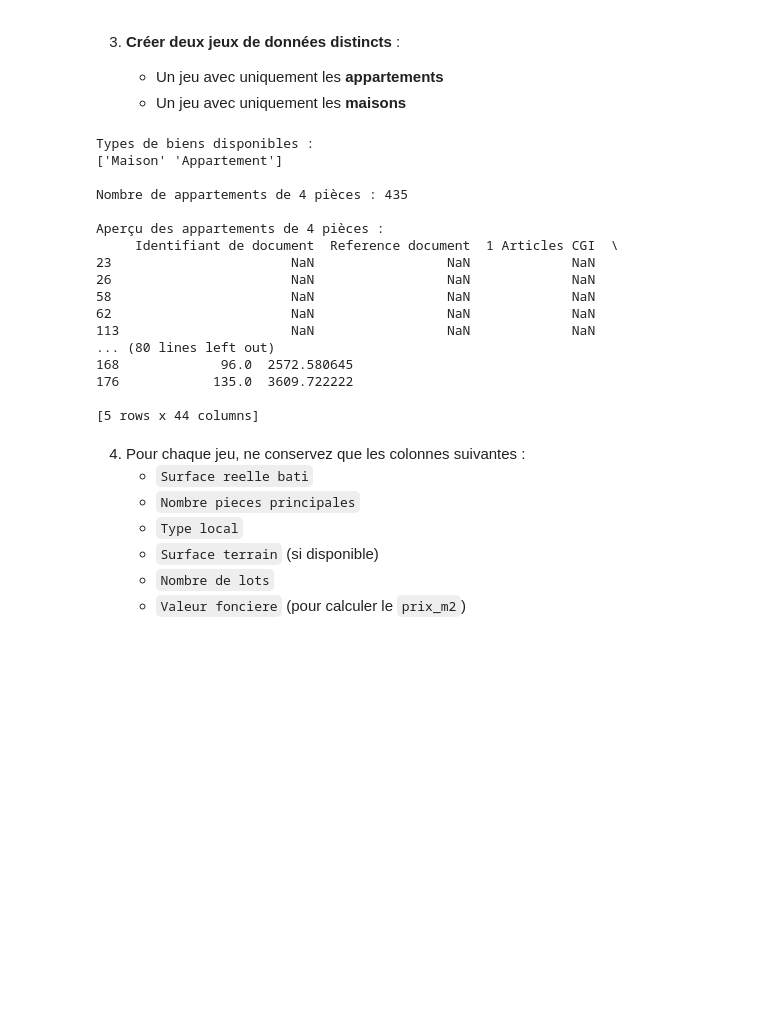
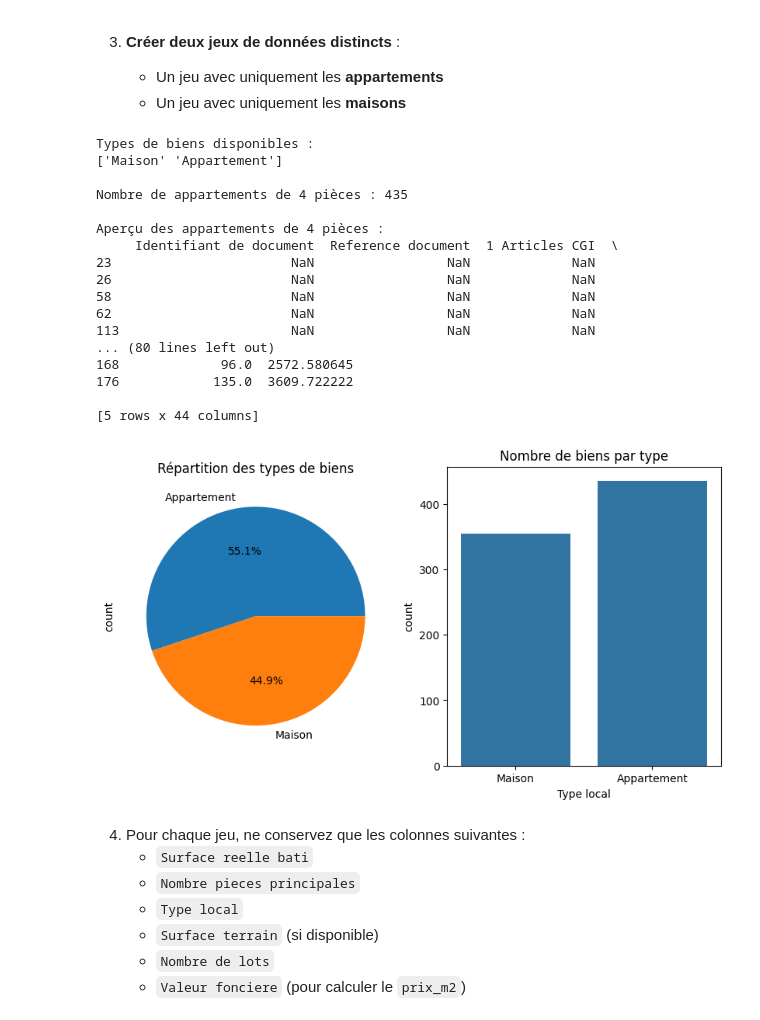
Before and after one commit to lougail/predicteur_prix_immobilier, a Jupyter notebook: notebooks/phase_1_lille.ipynb, the cells around one changed output. Saved outputs shown, nothing was run; the diff lists cells and outputs as text; code cells hidden in the pictures; blank space fills up the shorter version.

```diff
--- a/notebooks/phase_1_lille.ipynb
+++ b/notebooks/phase_1_lille.ipynb
@@ -102,33 +119,45 @@ print(data_4pieces["Type local"].unique())
 
 data_appartements_4pieces = data_4pieces[data_4pieces["Type local"] == "Appartement"]
 
 data_maisons_4pieces = data_4pieces[data_4pieces["Type local"] == "Maison"]
 
 # Vérifier le résultat
 print("\nNombre de appartements de 4 pièces :", len(data_appartements_4pieces))
 print("\nAperçu des appartements de 4 pièces :")
 print(data_appartements_4pieces.head())
 print("\nNombre de maisons de 4 pièces :", len(data_maisons_4pieces))
 print("\nAperçu des maisons de 4 pièces :")
 print(data_maisons_4pieces.head())
+
+# Visualisation de la répartition
+plt.figure(figsize=(10, 5))
+plt.subplot(1, 2, 1)
+data_4pieces['Type local'].value_counts().plot(kind='pie', autopct='%1.1f%%')
+plt.title('Répartition des types de biens')
+
+plt.subplot(1, 2, 2)
+sns.countplot(data=data_4pieces, x='Type local')
+plt.title('Nombre de biens par type')
+plt.show()
 # %% [output]
 Types de biens disponibles :
 ['Maison' 'Appartement']
 
 Nombre de appartements de 4 pièces : 435
 
 Aperçu des appartements de 4 pièces :
      Identifiant de document  Reference document  1 Articles CGI  \
 23                       NaN                 NaN             NaN
 26                       NaN                 NaN             NaN
 58                       NaN                 NaN             NaN
 62                       NaN                 NaN             NaN
 113                      NaN                 NaN             NaN
 ... (80 lines left out)
 168             96.0  2572.580645
 176            135.0  3609.722222
 
 [5 rows x 44 columns]
+[figure, added]
 # %% [markdown]
 
 4. Pour chaque jeu, ne conservez que les colonnes suivantes :
```
Also changed, not shown: parts of 17 cells of this notebook, 1 other file.
